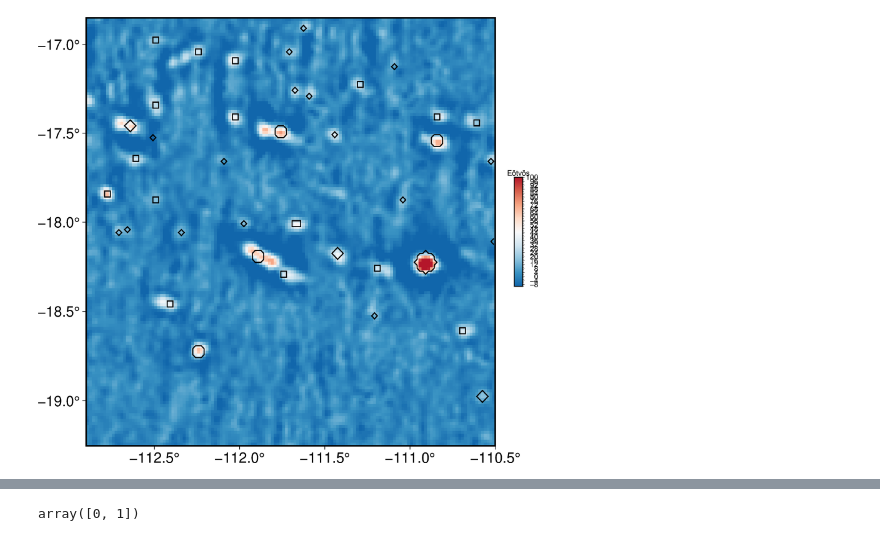
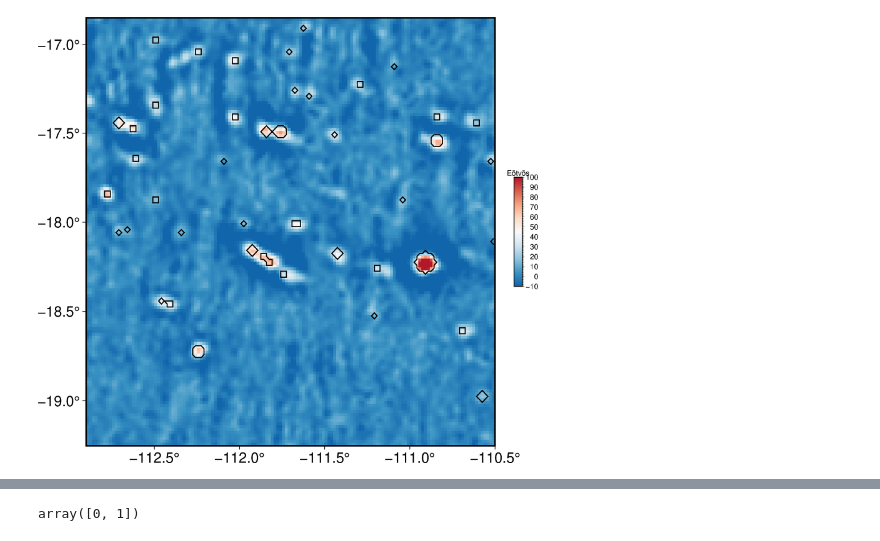
Before and after one commit to mawks12/seamount_picking, a Jupyter notebook: code/fig_gen.ipynb, the cells around one changed output, grey strips where cells are left out. Drawn from its saved outputs; the diff is of its cells as text; code cells hidden in the pictures.

```diff
--- a/code/fig_gen.ipynb
+++ b/code/fig_gen.ipynb
@@ -47,34 +47,34 @@ fig.show()
 # %%
 import pygmt
 
 vgg_train_zone = xr.open_dataset('data/figure_datasets/raw_data.nc')
 fig = pygmt.Figure()
 pygmt.config(FORMAT_GEO_MAP="ddd.x", MAP_FRAME_TYPE="plain", FONT_LABEL="15p,Helvetica,black", FONT_ANNOT="15p")
 pygmt.config(FONT_ANNOT_PRIMARY="15p,Helvetica,black")
 
 ############################ SWIR ##################################
 pygmt.makecpt(cmap="data/colors.cpt", series=[-10, 100, 0.5], background='o')
 fig.grdimage(
     grid = xr.DataArray(vgg_train_zone.z, coords=(vgg_train_zone.lat, vgg_train_zone.lon)),
     # shading = shade_SWIR,
     projection="M15c",
     region = [points[2], points[3], points[0], points[1]],
     frame=["WSrt", "xa0.5", "ya0.5"],
     cmap = True,
 )
 fig.grdcontour(
-    grid=xr.open_dataset('data/figure_datasets/training_set.nc')['Labels'],
+    grid=xr.open_dataset('data/training_data_new.nc')['Labels'],
     annotation="200+f12p",
     interval=1,
     pen = "1p, black",
     limit=[-1, 2]
     )
 
-fig.colorbar(position="JML+o-16c/0c+w4c/0.3c+m", frame=["xa4f1", "y+lEötvös"])
+fig.colorbar(position="JML+o-16c/0c+w4c/0.3c+m", frame=["xa10f1", "y+lEötvös"])
 # old_vgg_file = xr.open_dataset("/Volumes/envisat2/SWOT/src/sandwell/grid_swot/curv_32.1.nc")
 fig.show()
 # %% [output]
-[figure, old version]
+[figure, new version]
 # %%
 srtm = xr.open_dataset('data/figure_datasets/srtm_train_zone.nc')
 fig = pygmt.Figure()
```
Also changed, not shown: parts of 3 cells of this notebook, 8 other files.
